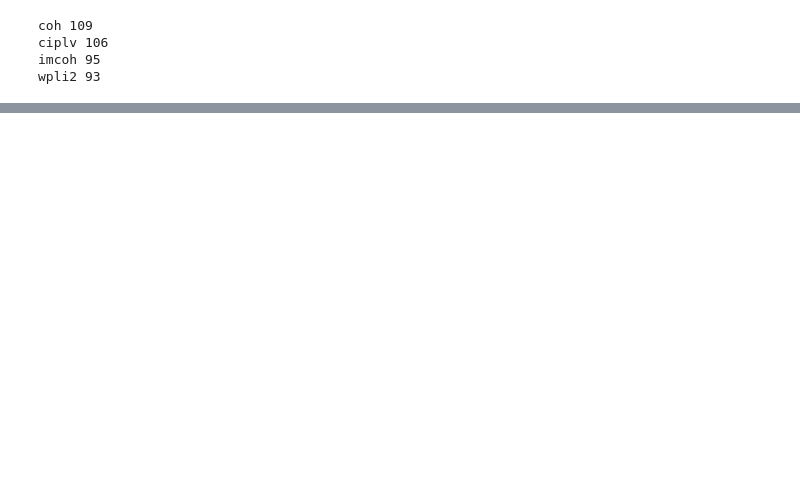
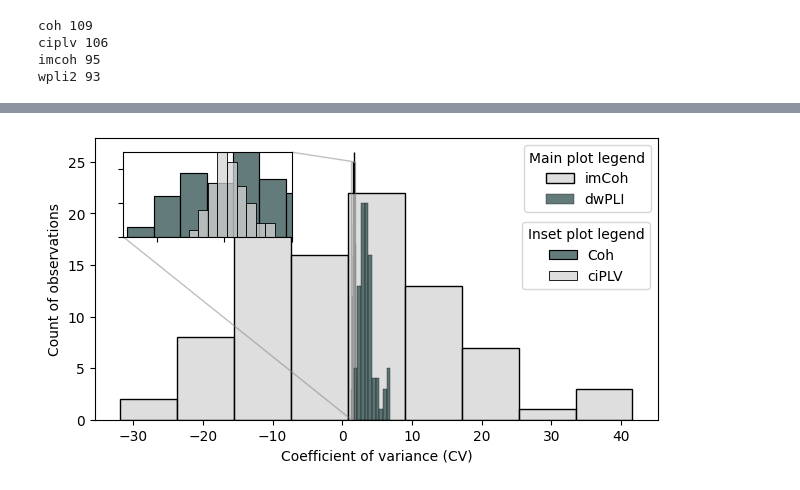
Before and after one commit to dsrishyla/Connectivity_EEG_benchmarking_manuscript, a Jupyter notebook: real_variance_functional.ipynb, the cells around one changed output, grey strips where cells are left out. Drawn from its saved outputs; the diff is of its cells as text; code cells hidden in the pictures; blank space fills up the shorter version.

```diff
--- a/real_variance_functional.ipynb
+++ b/real_variance_functional.ipynb
@@ -424,0 +291,45 @@ main_ax.indicate_inset_zoom(inset_ax)
+# %%
+#1 figure to show intra variance distribution with inlaid panel
+
+fig, main_ax = plt.subplots(); main_ax.set_box_aspect(0.5)
+inset_ax = main_ax.inset_axes(
+   [0.05, 0.65, 0.3, 0.3],  # [x, y, width, height] w.r.t. axes
+    xlim=[4,5], ylim=[4, 5], # sets viewport &amp; tells relation to main axes
+    xticklabels=[], yticklabels=[]
+)
+
+# add plot content
+
+sns.histplot(intra_variance_dict['coh'], ax=main_ax, color='darkslategray')
+sns.histplot(intra_variance_dict['coh'], color='darkslategray', label='Coh', ax=inset_ax)
+inset_ax.set_xlim(1.3,1.8)
+inset_ax.set_ylim(0,25)
+inset_ax.set_ylabel('')
+
+sns.histplot(intra_variance_dict['ciplv'], ax=main_ax,  color='lightgray')
+sns.histplot(intra_variance_dict['ciplv'], color='lightgray', label='ciPLV', ax=inset_ax)
+inset_ax.set_xlim(1.3,1.8)
+inset_ax.set_ylim(0,25)
+inset_ax.set_ylabel('')
+
+sns.histplot(intra_variance_dict['imcoh'], ax=main_ax, color = "lightgray", label='imCoh')
+#sns.histplot(intra_variance_dict['imcoh'], ax=inset_ax, color = "lightgray", alpha=0.5)
+inset_ax.set_ylabel('')
+
+sns.histplot(intra_variance_dict['wpli2'], ax=main_ax, color="darkslategray", label='dwPLI')
+#sns.histplot(intra_variance_dict['wpli2'], ax=inset_ax, color="darkslategray", alpha=0.5)
+inset_ax.set_ylabel('')
+
+main_ax.legend(loc="upper right", title='Main plot legend')
+inset_ax.legend(loc="lower right", bbox_to_anchor=(3.16, -0.7), title='Inset plot legend')
+
+# add zoom leaders
+main_ax.indicate_inset_zoom(inset_ax)
+
+main_ax.set_ylabel('Count of observations')
+main_ax.set_xlabel('Coefficient of variance (CV)')
+fig.tight_layout()
+
+fig.savefig('intra_variance_plots_functional.png',dpi=300)
+# %% [output]
+[figure, added]
```
Also changed, not shown: parts of 16 cells of this notebook, 2 other files.
